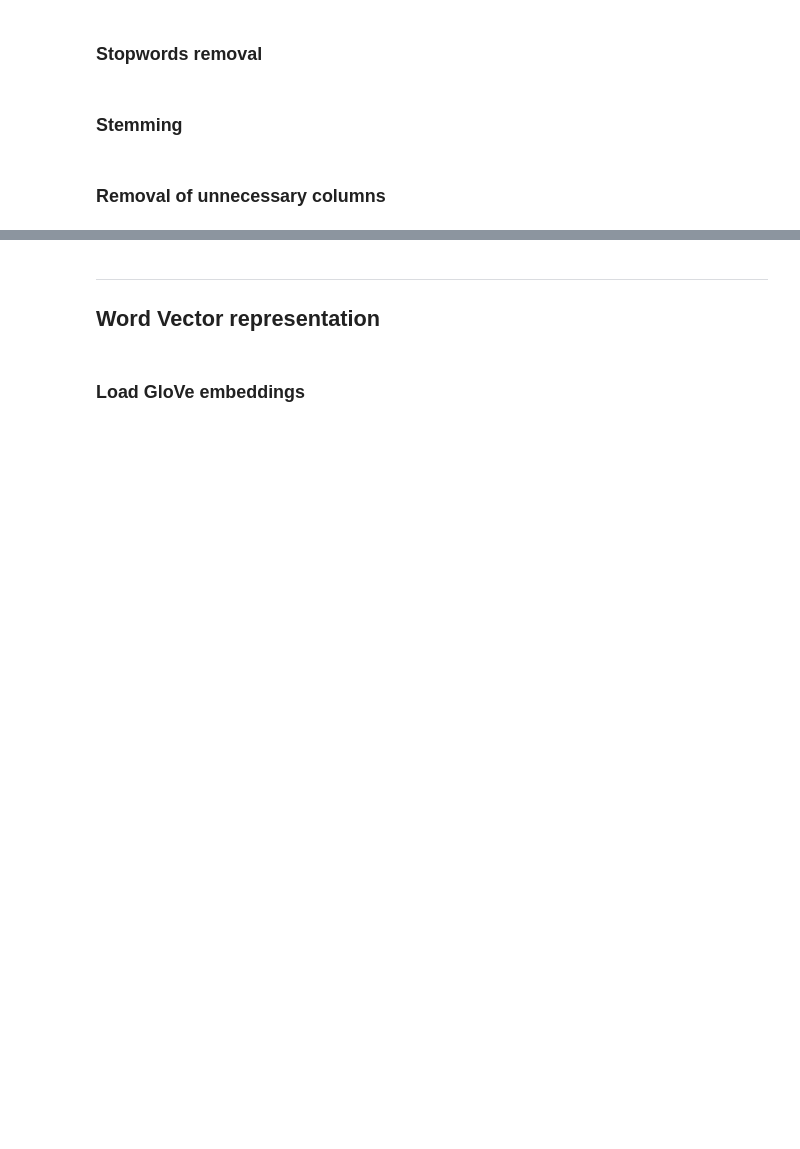
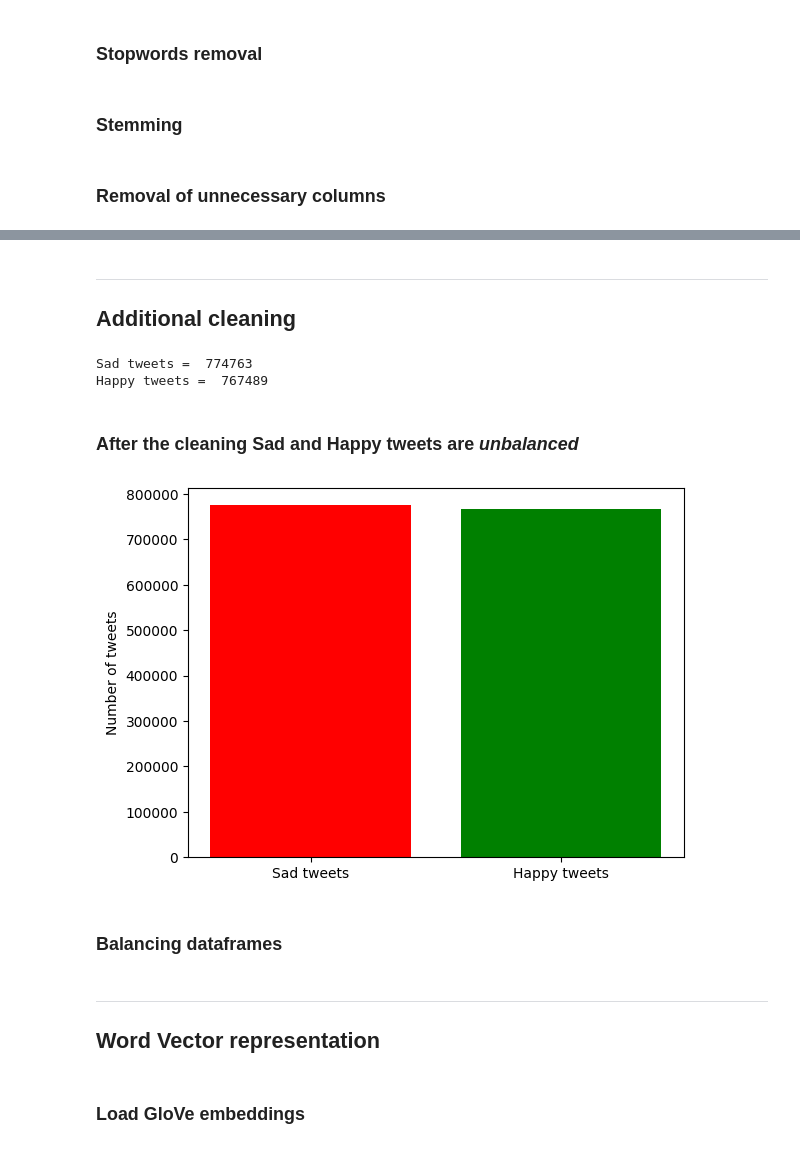
Before and after one commit to RiccardoRobb/Sentiment-analysis-firefox-extension, a Jupyter notebook: BigData_project.ipynb, the cells around one changed output, grey strips where cells are left out. Cells and saved outputs as stored; diff of their text form; code cells hidden in the pictures; blank space fills up the shorter version.

```diff
--- a/BigData_project.ipynb
+++ b/BigData_project.ipynb
@@ -125,8 +131,10 @@ convert_date_udf = udf(lambda month_name : months_map[month_name], StringType())
+# %%
+convert_hour_udf = udf(lambda time: int(time[:2]), IntegerType())
 # %%
 split_col = pyspark.sql.functions.split(df['full_date'], ' ')
 
 df = df.withColumn("day_name", split_col.getItem(0)) \
-      .withColumn("hour", split_col.getItem(3)) \
+      .withColumn("hour", convert_hour_udf(split_col.getItem(3))) \
       .withColumn("date", to_date( concat_ws("-", split_col.getItem(2), convert_date_udf(split_col.getItem(1)), split_col.getItem(5)), "dd-MM-yyyy"))
 
 df = df.drop("full_date")
@@ -253 +261,36 @@ tweets_df.show(7, truncate = False)
 only showing top 7 rows
+# %% [markdown]
+---
+## **Additional cleaning**
+# %%
+tweets_df.cache()
+
+tweets_df = tweets_df.filter(size(tweets_df.terms_stemmed) > 1)
+
+sad_tweets = tweets_df.filter(tweets_df.target == 0)
+happy_tweets = tweets_df.filter(tweets_df.target == 4)
+
+sad_tweets_count = sad_tweets.count()
+happy_tweets_count = happy_tweets.count()
+
+print("Sad tweets = ", sad_tweets_count)
+print("Happy tweets = ", happy_tweets_count)
+# %% [output]
+Sad tweets =  774763
+Happy tweets =  767489
+# %% [markdown]
+### After the cleaning Sad and Happy tweets are ***unbalanced***
+# %%
+(figure_, axes_) = plt.subplots()
+
+y = [sad_tweets_count, happy_tweets_count]
+axes_.set_ylabel("Number of tweets")
+
+x = ["Sad tweets", "Happy tweets"]
+
+axes_.bar(x, y, color = ["red", "green"])
+plt.show()
+# %% [output]
+[figure, added]
+# %% [markdown]
+### Balancing dataframes
```
Also changed, not shown: parts of 13 cells of this notebook.
